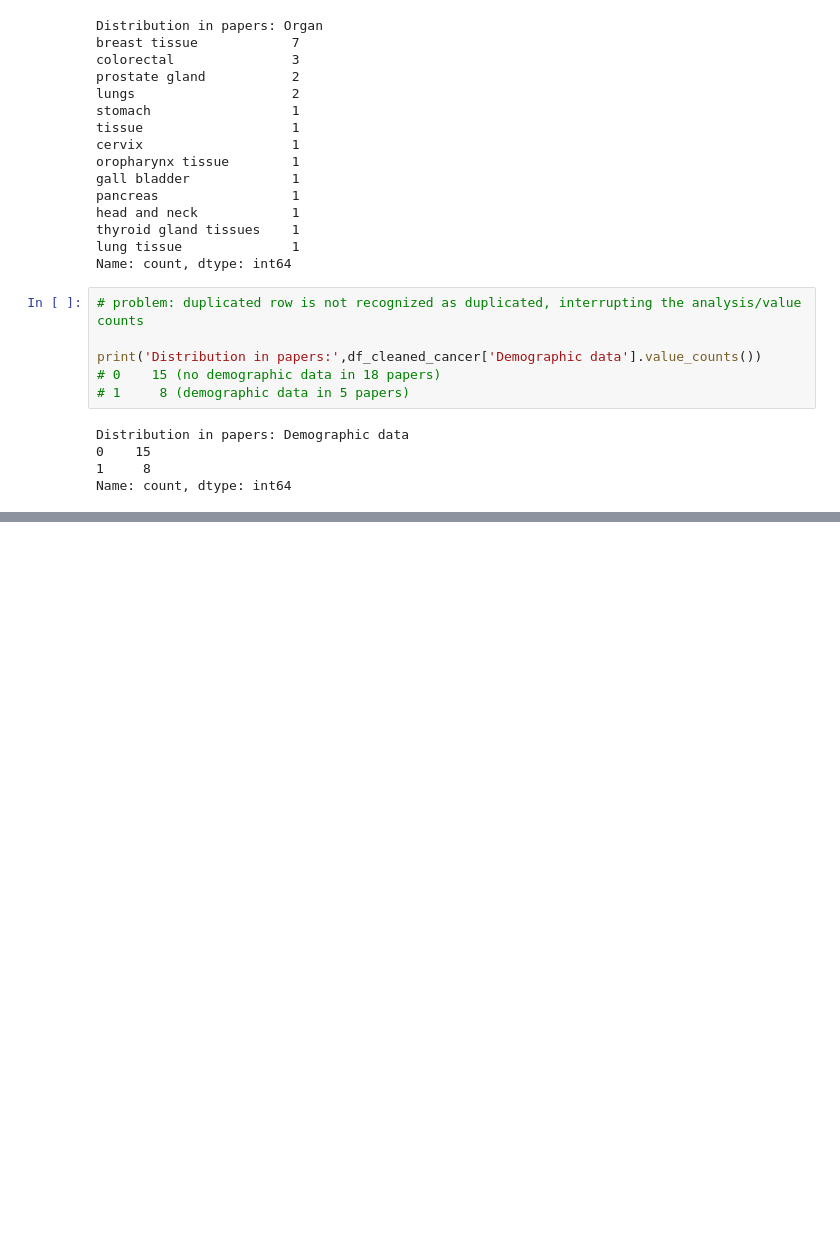
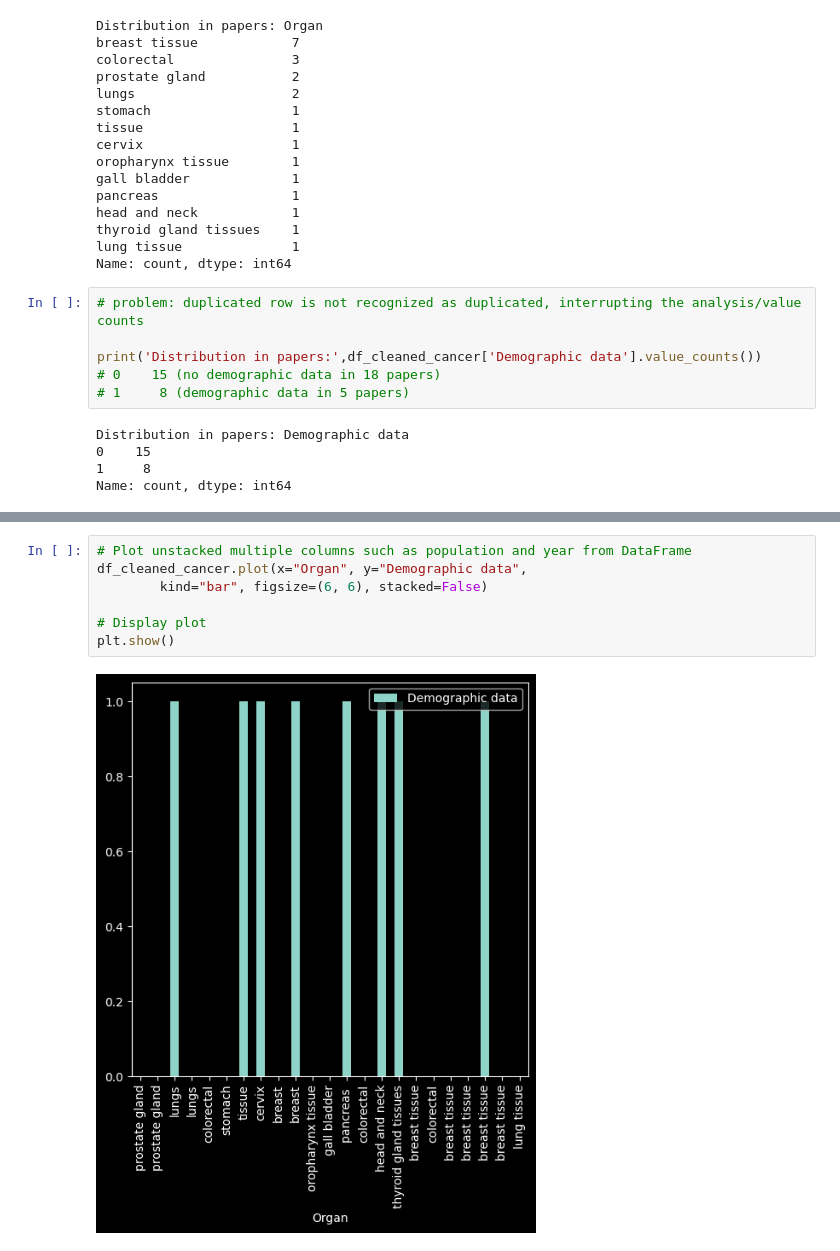
Before and after one commit to yasminsarkhosh/machine-learning-bsc-thesis-2024, a Jupyter notebook: databases/anno_analysis_miccai23_cancer.ipynb, the cells around one changed output, grey strips where cells are left out. Saved outputs shown, nothing was run; the diff lists cells and outputs as text; blank space fills up the shorter version.

```diff
--- a/databases/anno_analysis_miccai23_cancer.ipynb
+++ b/databases/anno_analysis_miccai23_cancer.ipynb
@@ -219,0 +249,9 @@ plot_multiple_value_counts(df_cleaned_cancer, ['Organ', 'Demographic data'], nro
+# %%
+# Plot unstacked multiple columns such as population and year from DataFrame
+df_cleaned_cancer.plot(x="Organ", y="Demographic data",
+        kind="bar", figsize=(6, 6), stacked=False)
+
+# Display plot
+plt.show()
+# %% [output]
+[figure, added]
```
Also changed, not shown: parts of 7 cells of this notebook, 1 other file.
